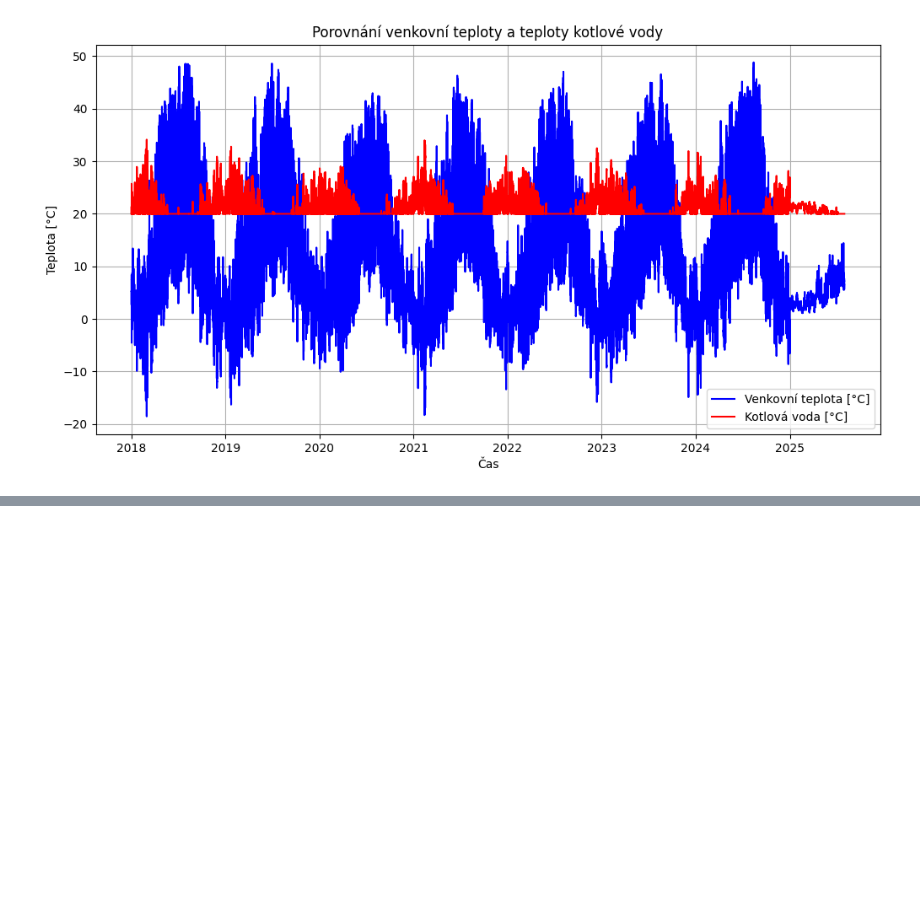
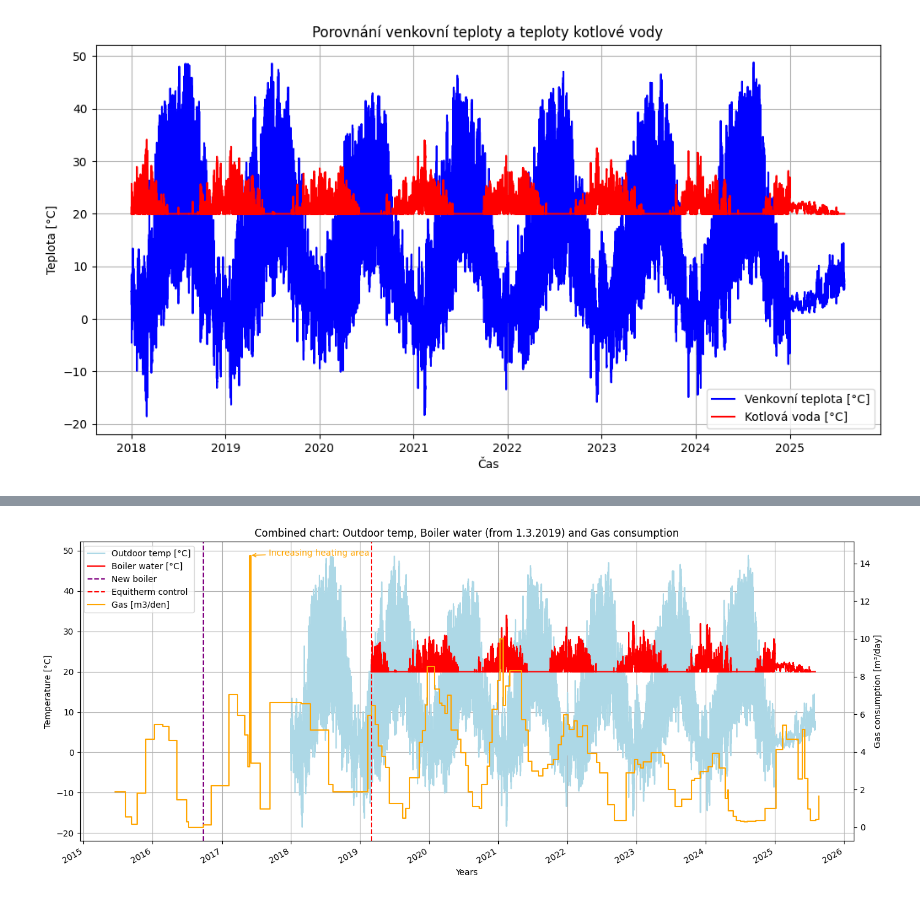
Before and after one commit to MarekCoderslab/CHMI, a Jupyter notebook: TempImport_Equitherm.ipynb, the cells around one changed output, grey strips where cells are left out. Cells and saved outputs as stored; diff of their text form; code cells hidden in the pictures; blank space fills up the shorter version.

```diff
--- a/TempImport_Equitherm.ipynb
+++ b/TempImport_Equitherm.ipynb
@@ -360,0 +537,72 @@ plt.show()
+# %%
+import pandas as pd
+import matplotlib.pyplot as plt
+import matplotlib.dates as mdates
+
+# --- 1. Načtení dat z Google Sheets (gas) ---
+sheet_id = "17baRw1WgNKmUhdUqFFTEy7tN7PGzdNso-A471-maPc4"
+sheet_name = "Sheet1"
+url = f"https://docs.google.com/spreadsheets/d/{sheet_id}/gviz/tq?tqx=out:csv&sheet={sheet_name}"
+
+df_gas = pd.read_csv(url, usecols=[0, 9], decimal=",")
+df_gas = df_gas.rename(columns={df_gas.columns[0]: 'Cas'})
+df_gas['Cas'] = pd.to_datetime(df_gas['Cas'], dayfirst=True, errors='coerce')
+df_gas = df_gas.set_index('Cas')
+df_gas.columns = df_gas.columns.str.strip()
+df_gas = df_gas.apply(pd.to_numeric, errors='coerce')
+
+# --- 2. df_merged1 má Datetime jako index ---
+df_merged1.index = pd.to_datetime(df_merged1.index, errors='coerce')
+
+# Nastavit Boiler_water na NaN před 1.3.2019
+df_merged1.loc[df_merged1.index < "2019-03-01", "Boiler_water"] = pd.NA
+
+# --- 3. Vykreslení grafu ---
+fig, ax1 = plt.subplots(figsize=(14,6))
+
+# Primární osa Y: teploty
+ax1.plot(df_merged1.index, df_merged1["value"], label="Outdoor temp [°C]", color="lightblue")
+ax1.plot(df_merged1.index, df_merged1["Boiler_water"], label="Boiler water [°C]", color="red")
+ax1.set_xlabel("Years")
+ax1.set_ylabel("Temperature [°C]")
+ax1.grid(True)
+
+# Formátování osy X podle let
+ax1.xaxis.set_major_locator(mdates.YearLocator())
+ax1.xaxis.set_major_formatter(mdates.DateFormatter('%Y'))
+plt.gcf().autofmt_xdate()
+
+# Sekundární osa Y: spotřeba plynu
+ax2 = ax1.twinx()
+df_gas.plot(ax=ax2, drawstyle='steps-post', label='Gas consumption [m3/day]', color='orange', legend=False)
+ax2.set_ylabel("Gas consumption [m³/day]")
+
+# Anotace peaku pro gas
+peak_y = df_gas.iloc[:,0].max()
+peak_x = df_gas.iloc[:,0].idxmax()
+ax2.annotate('Increasing heating area',
+             xy=(peak_x, peak_y),
+             xytext=(peak_x + pd.Timedelta(days=100), peak_y - 0),
+             arrowprops=dict(arrowstyle='->', color='orange'),
+             fontsize=10, color='orange')
+
+# Svislé čáry
+ax1.axvline(pd.Timestamp("2016-09-23"), color='purple', linestyle='--', linewidth=1.5, label='New boiler')
+ax1.axvline(pd.Timestamp("2019-03-01"), color='red', linestyle='--', linewidth=1.5, label='Equitherm control')
+
+# Sloučená legenda
+lines_1, labels_1 = ax1.get_legend_handles_labels()
+lines_2, labels_2 = ax2.get_legend_handles_labels()
+ax1.legend(lines_1 + lines_2, labels_1 + labels_2, loc='upper left')
+
+# Titulek a layout
+plt.title("Combined chart: Outdoor temp, Boiler water (from 1.3.2019) and Gas consumption")
+plt.tight_layout()
+
+# Uložení grafu do PNG
+fig.savefig("RealEquit_graf.png", dpi=300, bbox_inches='tight')
+
+# Zobrazení grafu
+plt.show()
+# %% [output]
+[figure, added]
```
Also changed, not shown: parts of 12 cells of this notebook, 7 other files.
